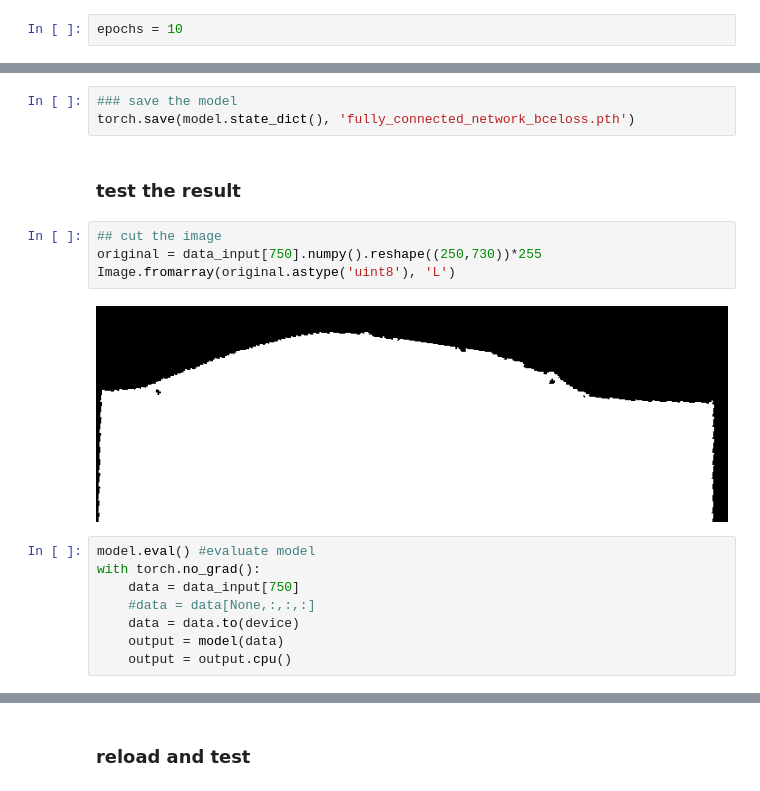
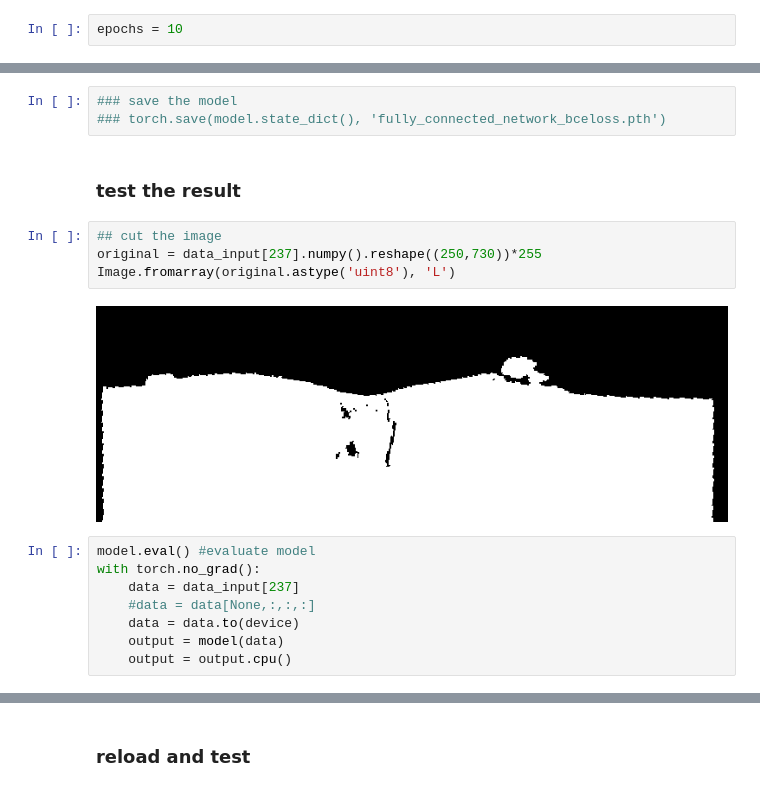
Before and after one commit to yliu399/3d.printing, a Jupyter notebook: network/fully_connected_network_without_timeaxis.ipynb, the cells around one changed output, grey strips where cells are left out. Saved outputs shown, nothing was run; the diff lists cells and outputs as text.

```diff
--- a/network/fully_connected_network_without_timeaxis.ipynb
+++ b/network/fully_connected_network_without_timeaxis.ipynb
@@ -160,18 +164,18 @@ Train Epoch: 10 ... Batch: 200 ... Loss: 0.00209820
 # %%
 ### save the model
-torch.save(model.state_dict(), 'fully_connected_network_bceloss.pth')
+### torch.save(model.state_dict(), 'fully_connected_network_bceloss.pth')
 # %% [markdown]
 ### test the result
 # %%
 ## cut the image
-original = data_input[750].numpy().reshape((250,730))*255
+original = data_input[237].numpy().reshape((250,730))*255
 Image.fromarray(original.astype('uint8'), 'L')
 # %% [output]
-[figure, old version]
+[figure, new version]
 # %%
 model.eval() #evaluate model
 with torch.no_grad():
-    data = data_input[750]
+    data = data_input[237]
     #data = data[None,:,:,:]
     data = data.to(device)
     output = model(data)
```
Also changed, not shown: parts of 24 cells of this notebook, 9 other files.
